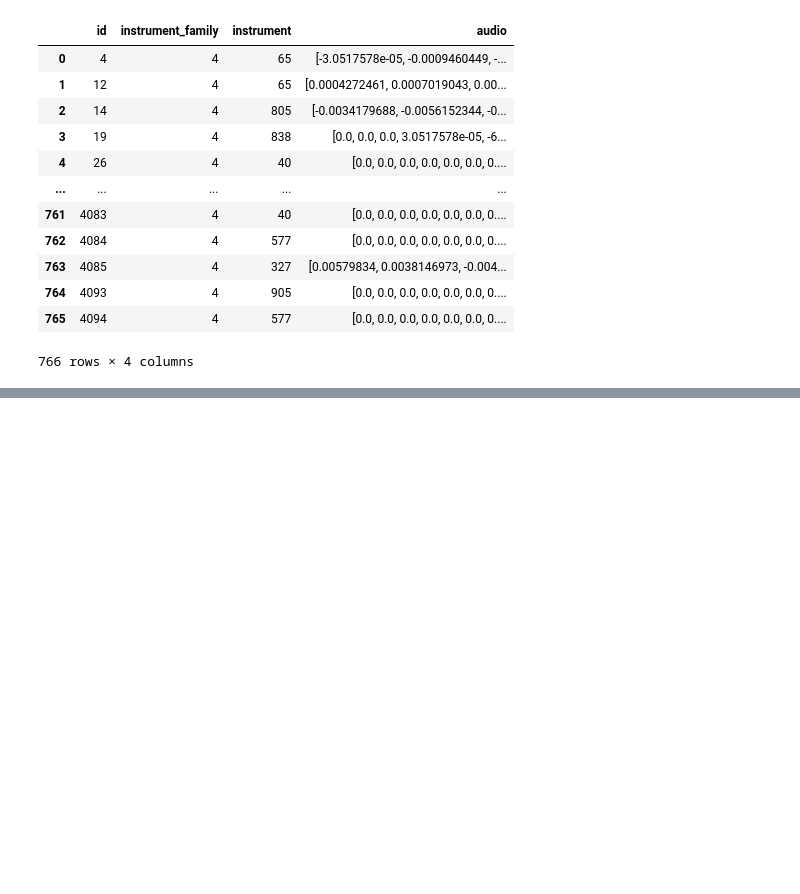
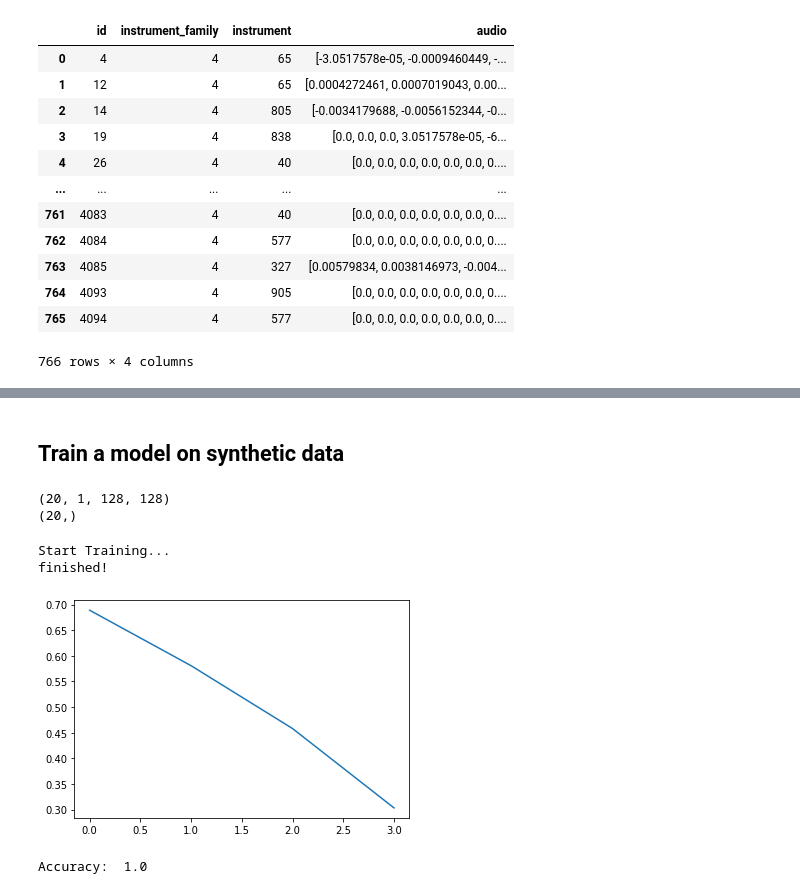
Before and after one commit to jakeval/spectroconv, a Jupyter notebook: data_demo.ipynb, the cells around one changed output, grey strips where cells are left out. Cells and saved outputs as stored; diff of their text form; code cells hidden in the pictures; blank space fills up the shorter version.

```diff
--- a/data_demo.ipynb
+++ b/data_demo.ipynb
@@ -387,0 +360,2 @@ Start Training...
+# %% [markdown]
+## Train a model on synthetic data
@@ -387,0 +396,58 @@ Start Training...
+# %%
+N = 10
+D = 128
+
+X1 = np.random.normal(0, 0.01, (N, 1, D, D))
+X1[:, :, :D//2] += 1
+X2 = np.random.normal(0, 0.01, (N, 1, D, D))
+X2[:, :, D//2:] += 1
+Xsynth = np.concatenate([X1, X2]).astype(np.float32)
+
+ysynth = np.concatenate([np.zeros(N), np.ones(N)]).astype(np.int64)
+
+print(Xsynth.shape)
+print(ysynth.shape)
+
+synthloader = torch.utils.data.DataLoader(list(zip(Xsynth, ysynth)), batch_size=8, shuffle=True)
+# %% [output]
+(20, 1, 128, 128)
+(20,)
+# %%
+clf = Clf(2, (Xsynth.shape[2], Xsynth.shape[3]))
+
+
+softmax = nn.CrossEntropyLoss()
+optimizer = optim.SGD(clf.parameters(), lr=0.001, momentum=0.9)
+
+print("Start Training...")
+losses = []
+epochs = 4
+for epoch in range(epochs):
+    running_loss = 0.0
+    for i, data in enumerate(synthloader, 0):
+        inputs, labels = data
+
+        optimizer.zero_grad()
+
+        outputs = clf(inputs)
+        loss = softmax(outputs, labels)
+        loss.backward()
+        optimizer.step()
+
+        running_loss += loss.item()
+        #if i % 200 == 199:
+        #    print(f'[{epoch + 1}, {i + 1:5d}] loss: {running_loss / 2000:.3f}')
+        #    running_loss = 0.0
+    losses.append(loss.detach().numpy())
+
+print("finished!")
+plt.plot(np.arange(epochs), losses)
+plt.show()
+
+y_pred = clf.predict(Xsynth)
+print("Accuracy: ", get_accuracy(ysynth, y_pred))
+# %% [output]
+Start Training...
+finished!
+[figure, added]
+Accuracy:  1.0
```
Also changed, not shown: parts of 16 cells of this notebook.
